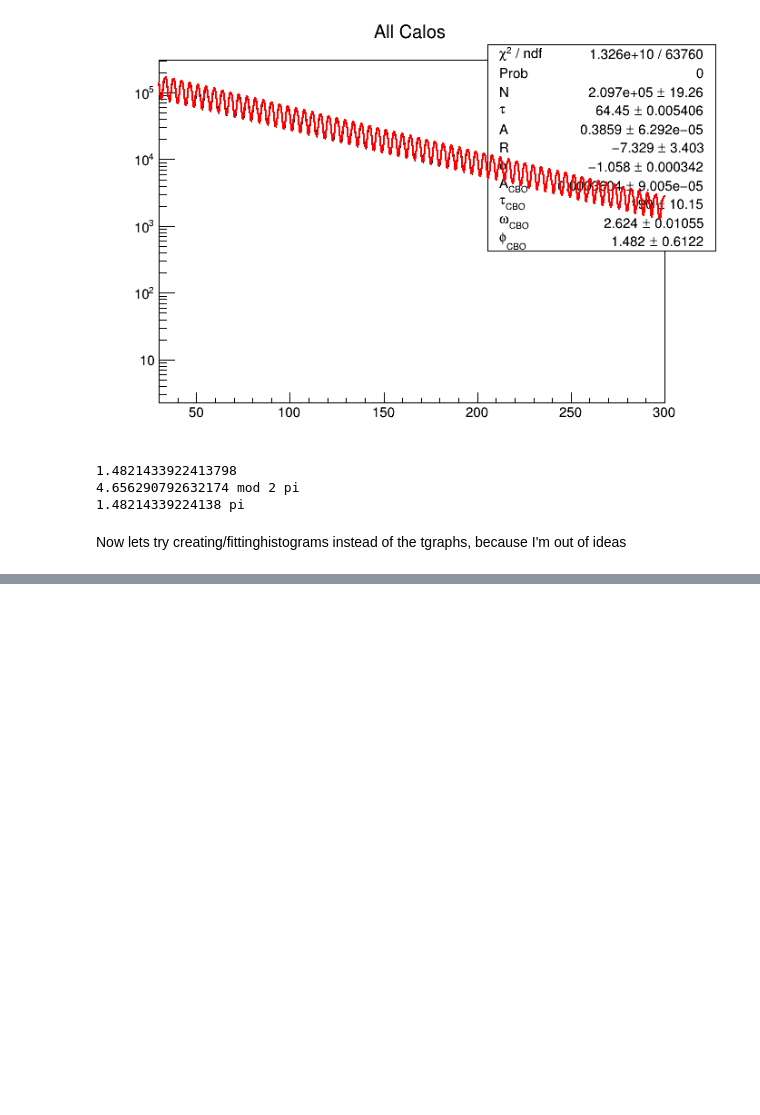
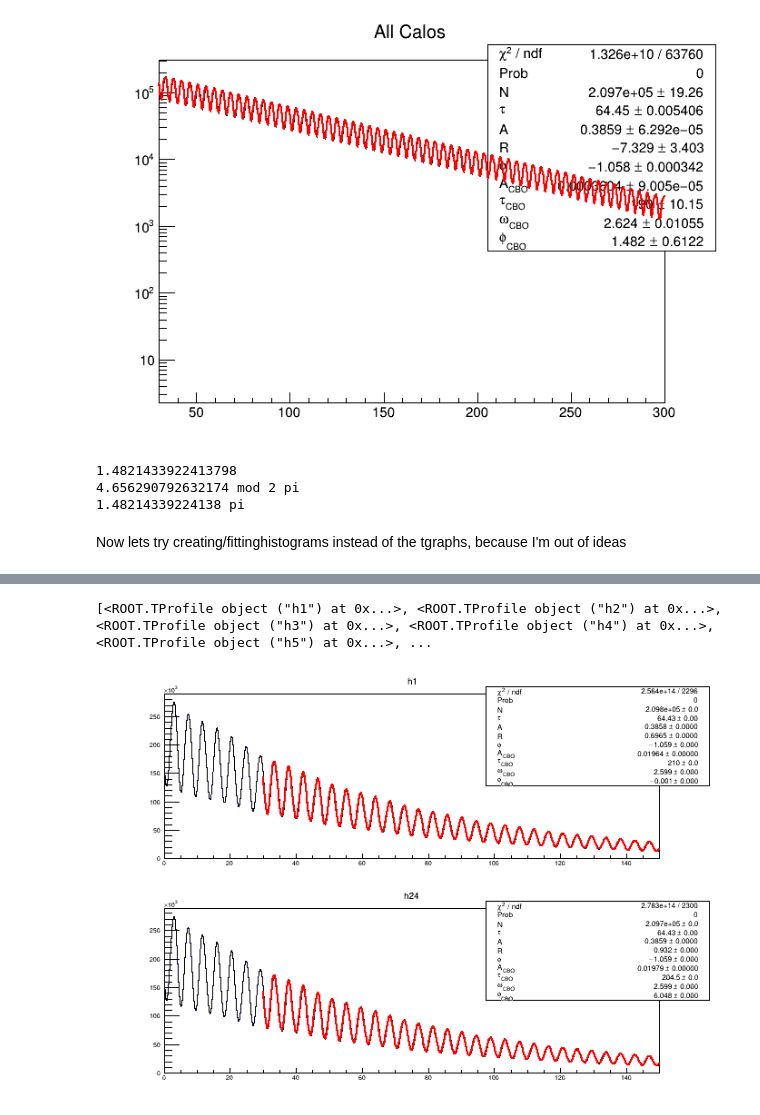
Before and after one commit to jlabounty/g-2, a Jupyter notebook: calorimeter/CBO_Decoherence_ToyMonteCarlo.ipynb, the cells around one changed output, grey strips where cells are left out. Saved outputs shown, nothing was run; the diff lists cells and outputs as text; code cells hidden in the pictures; blank space fills up the shorter version.

```diff
--- a/calorimeter/CBO_Decoherence_ToyMonteCarlo.ipynb
+++ b/calorimeter/CBO_Decoherence_ToyMonteCarlo.ipynb
@@ -417,0 +418,12 @@ Warning in <Fit>: Abnormal termination of minimization.
+# %%
+print(histVec)
+c2 = r.TCanvas()
+c2.Divide(1,2)
+c2.cd(1)
+histVec[0].Draw()
+c2.cd(2)
+histVec[23].Draw()
+c2.Draw()
+# %% [output]
+[<ROOT.TProfile object ("h1") at 0x...>, <ROOT.TProfile object ("h2") at 0x...>, <ROOT.TProfile object ("h3") at 0x...>, <ROOT.TProfile object ("h4") at 0x...>, <ROOT.TProfile object ("h5") at 0x...>, ...
+[figure, added]
```
Also changed, not shown: parts of 7 cells of this notebook, 2 other files.
